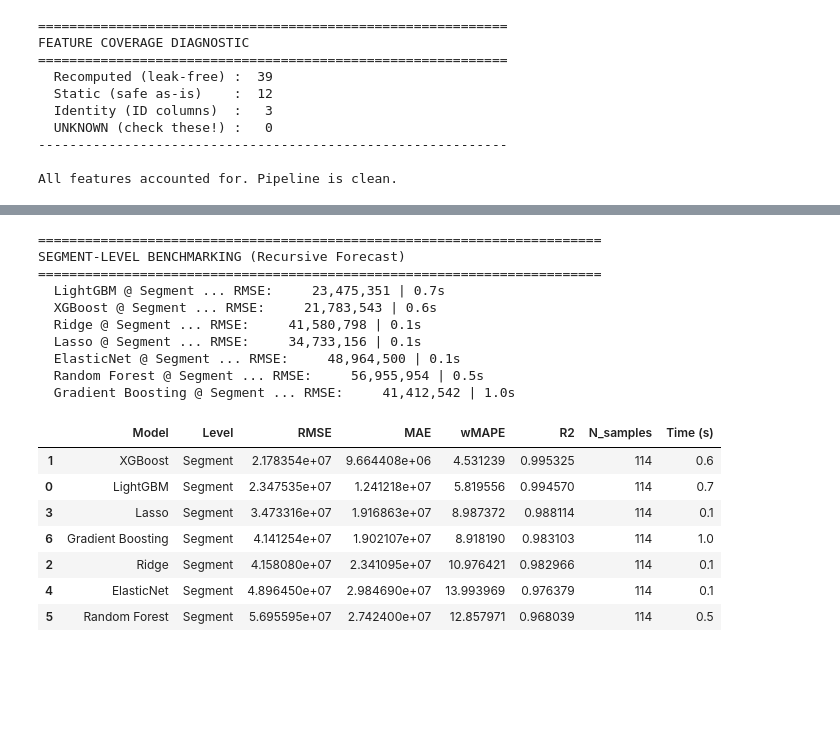
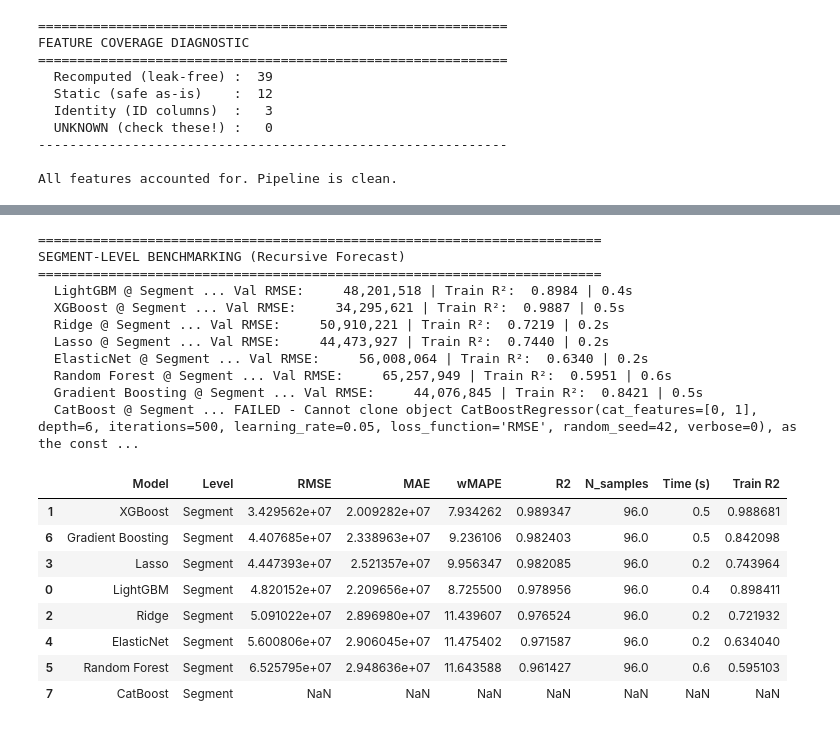
Before and after one commit to RuiSousaFerreiraIMS/Siemens_Advanta_BC, a Jupyter notebook: notebooks/6)Modelling.ipynb, the cells around one changed output, grey strips where cells are left out. Saved outputs shown, nothing was run; the diff lists cells and outputs as text; code cells hidden in the pictures; blank space fills up the shorter version.

```diff
--- a/notebooks/6)Modelling.ipynb
+++ b/notebooks/6)Modelling.ipynb
@@ -460,14 +487,23 @@ print('=' * 72)
 
 
 group_cols_sub = [DEFAULT_BU_COL, DEFAULT_SEG_COL, DEFAULT_SUBSEG_COL]
+# Create Target_Delta for Subsegments
+train_full = train_full.sort_values(by=group_cols_sub + [PERIOD_COL])
+train_full['Target_Delta'] = train_full.groupby(group_cols_sub)[TARGET].diff().fillna(0)
 
-results_subseg = run_recursive_benchmark(
-    train_full=train_full,
-    val_cutoff=VAL_CUTOFF,
-    feature_cols=feature_cols,
-    cat_cols=cat_cols,
-    level_name='Subsegment',
-    group_cols=group_cols_sub
+sparsity_sub = train_full.groupby(group_cols_sub)[TARGET].transform(lambda x: (x > 0).mean())
+train_full = train_full[sparsity_sub > 0.30].copy()
+
+results_subseg, forecasts_subseg, fitted_subseg = run_recursive_benchmark(
+    train_full    = train_full,
+    val_cutoff    = VAL_CUTOFF,
+    feature_cols  = feature_cols,
+    cat_cols      = cat_cols,
+    level_name    = 'Subsegment',
+    group_cols    = group_cols_sub,
+    target        = 'Target_Delta',
+    absolute_target = TARGET,
+    predicts_delta  = True
 )
 
 results_subseg_df = pd.DataFrame(results_subseg).sort_values('RMSE')
@@ -504,6 +543,8 @@ seg_df = build_segment_level_data(train_full)
 # Remove phantom series (BU x Segment combos with zero revenue)
 real_mask = seg_df.groupby([BU_COL, SEG_COL])[TARGET].transform('sum') > 0
 seg_df = seg_df[real_mask].copy()
+sparsity_seg = seg_df.groupby([BU_COL, SEG_COL])[TARGET].transform(lambda x: (x > 0).mean())
+seg_df = seg_df[sparsity_seg > 0.30].copy()
 
 print(f'Clean segment dataset: {seg_df.shape}')
 print(f'Real series: {seg_df.groupby([BU_COL, SEG_COL]).ngroups}')
@@ -526,41 +567,49 @@ Features: 26
 # %%
 print('=' * 72)
 print('SEGMENT-LEVEL BENCHMARKING (Recursive Forecast)')
 print('=' * 72)
 
 # Definimos as colunas que identificam um Segmento (BU + Segmento)
 group_cols_seg = [DEFAULT_BU_COL, DEFAULT_SEG_COL]
+# Create Target_Delta for Segments
+seg_df = seg_df.sort_values(by=group_cols_seg + [PERIOD_COL])
+seg_df['Target_Delta'] = seg_df.groupby(group_cols_seg)[TARGET].diff().fillna(0)
 
-results_seg = run_recursive_benchmark(
-    train_full=seg_df,
-    val_cutoff=VAL_CUTOFF,
-    feature_cols=feat_seg,
-    cat_cols=cat_seg,
-    level_name='Segment',
-    group_cols=group_cols_seg
+results_seg, forecasts_seg, fitted_segment = run_recursive_benchmark(
+    train_full    = seg_df,
+    val_cutoff    = VAL_CUTOFF,
+    feature_cols  = feat_seg,
+    cat_cols      = cat_seg,
+    level_name    = 'Segment',
+    group_cols    = group_cols_seg,
+    target        = 'Target_Delta',
+    absolute_target = TARGET,
+    predicts_delta  = True
 )
 
 results_seg_df = pd.DataFrame(results_seg).sort_values('RMSE')
 results_seg_df
 # %% [output]
 ========================================================================
 SEGMENT-LEVEL BENCHMARKING (Recursive Forecast)
 ========================================================================
-  LightGBM @ Segment ... RMSE:     23,475,351 | 0.7s
-  XGBoost @ Segment ... RMSE:     21,783,543 | 0.6s
-  Ridge @ Segment ... RMSE:     41,580,798 | 0.1s
-  Lasso @ Segment ... RMSE:     34,733,156 | 0.1s
-  ElasticNet @ Segment ... RMSE:     48,964,500 | 0.1s
-  Random Forest @ Segment ... RMSE:     56,955,954 | 0.5s
-  Gradient Boosting @ Segment ... RMSE:     41,412,542 | 1.0s
+  LightGBM @ Segment ... Val RMSE:     48,201,518 | Train R²:  0.8984 | 0.4s
+  XGBoost @ Segment ... Val RMSE:     34,295,621 | Train R²:  0.9887 | 0.5s
+  Ridge @ Segment ... Val RMSE:     50,910,221 | Train R²:  0.7219 | 0.2s
+  Lasso @ Segment ... Val RMSE:     44,473,927 | Train R²:  0.7440 | 0.2s
+  ElasticNet @ Segment ... Val RMSE:     56,008,064 | Train R²:  0.6340 | 0.2s
+  Random Forest @ Segment ... Val RMSE:     65,257,949 | Train R²:  0.5951 | 0.6s
+  Gradient Boosting @ Segment ... Val RMSE:     44,076,845 | Train R²:  0.8421 | 0.5s
+  CatBoost @ Segment ... FAILED - Cannot clone object CatBoostRegressor(cat_features=[0, 1], depth=6, iterations=500, learning_rate=0.05, loss_function='RMSE', random_seed=42, verbose=0), as the const ...
-|  | Model | Level | RMSE | MAE | wMAPE | R2 | N_samples | Time (s) |
-| 1 | XGBoost | Segment | 2.178354e+07 | 9.664408e+06 | 4.531239 | 0.995325 | 114 | 0.6 |
-| 0 | LightGBM | Segment | 2.347535e+07 | 1.241218e+07 | 5.819556 | 0.994570 | 114 | 0.7 |
-| 3 | Lasso | Segment | 3.473316e+07 | 1.916863e+07 | 8.987372 | 0.988114 | 114 | 0.1 |
-| 6 | Gradient Boosting | Segment | 4.141254e+07 | 1.902107e+07 | 8.918190 | 0.983103 | 114 | 1.0 |
-| 2 | Ridge | Segment | 4.158080e+07 | 2.341095e+07 | 10.976421 | 0.982966 | 114 | 0.1 |
-| 4 | ElasticNet | Segment | 4.896450e+07 | 2.984690e+07 | 13.993969 | 0.976379 | 114 | 0.1 |
-| 5 | Random Forest | Segment | 5.695595e+07 | 2.742400e+07 | 12.857971 | 0.968039 | 114 | 0.5 |
+|  | Model | Level | RMSE | MAE | wMAPE | R2 | N_samples | Time (s) | Train R2 |
+| 1 | XGBoost | Segment | 3.429562e+07 | 2.009282e+07 | 7.934262 | 0.989347 | 96.0 | 0.5 | 0.988681 |
+| 6 | Gradient Boosting | Segment | 4.407685e+07 | 2.338963e+07 | 9.236106 | 0.982403 | 96.0 | 0.5 | 0.842098 |
+| 3 | Lasso | Segment | 4.447393e+07 | 2.521357e+07 | 9.956347 | 0.982085 | 96.0 | 0.2 | 0.743964 |
+| 0 | LightGBM | Segment | 4.820152e+07 | 2.209656e+07 | 8.725500 | 0.978956 | 96.0 | 0.4 | 0.898411 |
+| 2 | Ridge | Segment | 5.091022e+07 | 2.896980e+07 | 11.439607 | 0.976524 | 96.0 | 0.2 | 0.721932 |
+| 4 | ElasticNet | Segment | 5.600806e+07 | 2.906045e+07 | 11.475402 | 0.971587 | 96.0 | 0.2 | 0.634040 |
+| 5 | Random Forest | Segment | 6.525795e+07 | 2.948636e+07 | 11.643588 | 0.961427 | 96.0 | 0.6 | 0.595103 |
+| 7 | CatBoost | Segment | NaN | NaN | NaN | NaN | NaN | NaN | NaN |
 # %%
 # Per-series R² sanity check — segment level
 from sklearn.base import clone
```
Also changed, not shown: parts of 40 cells of this notebook, 3 other files.
